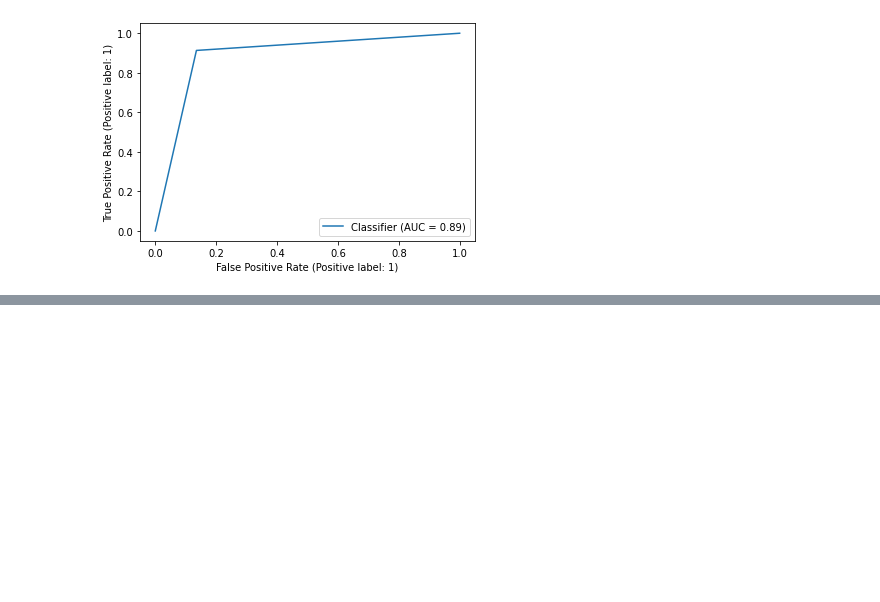
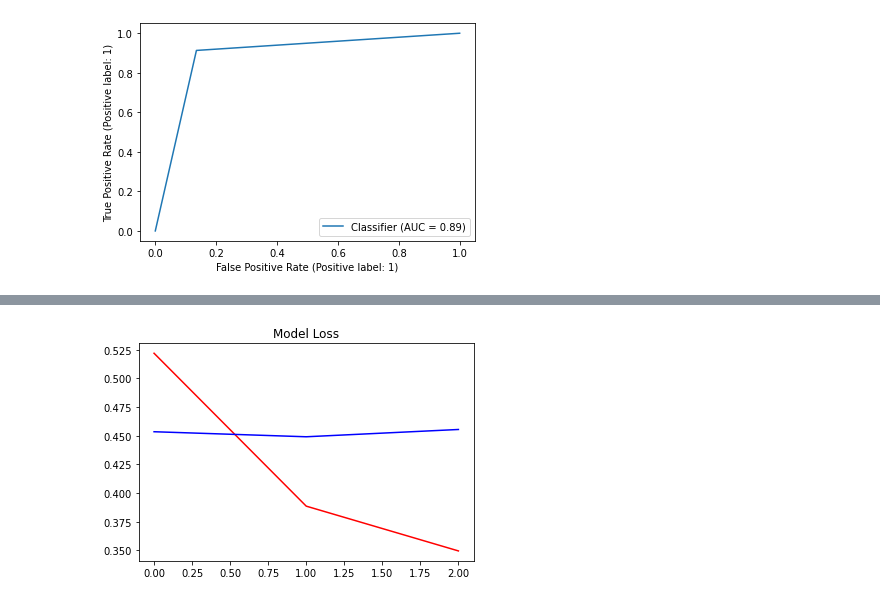
Before and after one commit to balaji-2k1/heart_disease_prediction, a Jupyter notebook: heart_disease_prediction.ipynb, the cells around one changed output, grey strips where cells are left out. Drawn from its saved outputs; the diff is of its cells as text; code cells hidden in the pictures; blank space fills up the shorter version.

```diff
--- a/heart_disease_prediction.ipynb
+++ b/heart_disease_prediction.ipynb
@@ -363 +501,11 @@ Epoch 9/9
+# %%
+# plt.plot(ann_model_data.history['binary_accuracy'],c='red')
+# plt.plot(ann_model_data.history['val_binary_accuracy'],c='blue')
+
+plt.plot(ann_model_data.history['loss'],c='red')
+plt.plot(ann_model_data.history['val_loss'],c='blue')
+plt.title('Model Loss')
+plt.show()
+# %% [output]
+[figure, added]
 # %%
```
Also changed, not shown: parts of 46 cells of this notebook, 11 other files.
